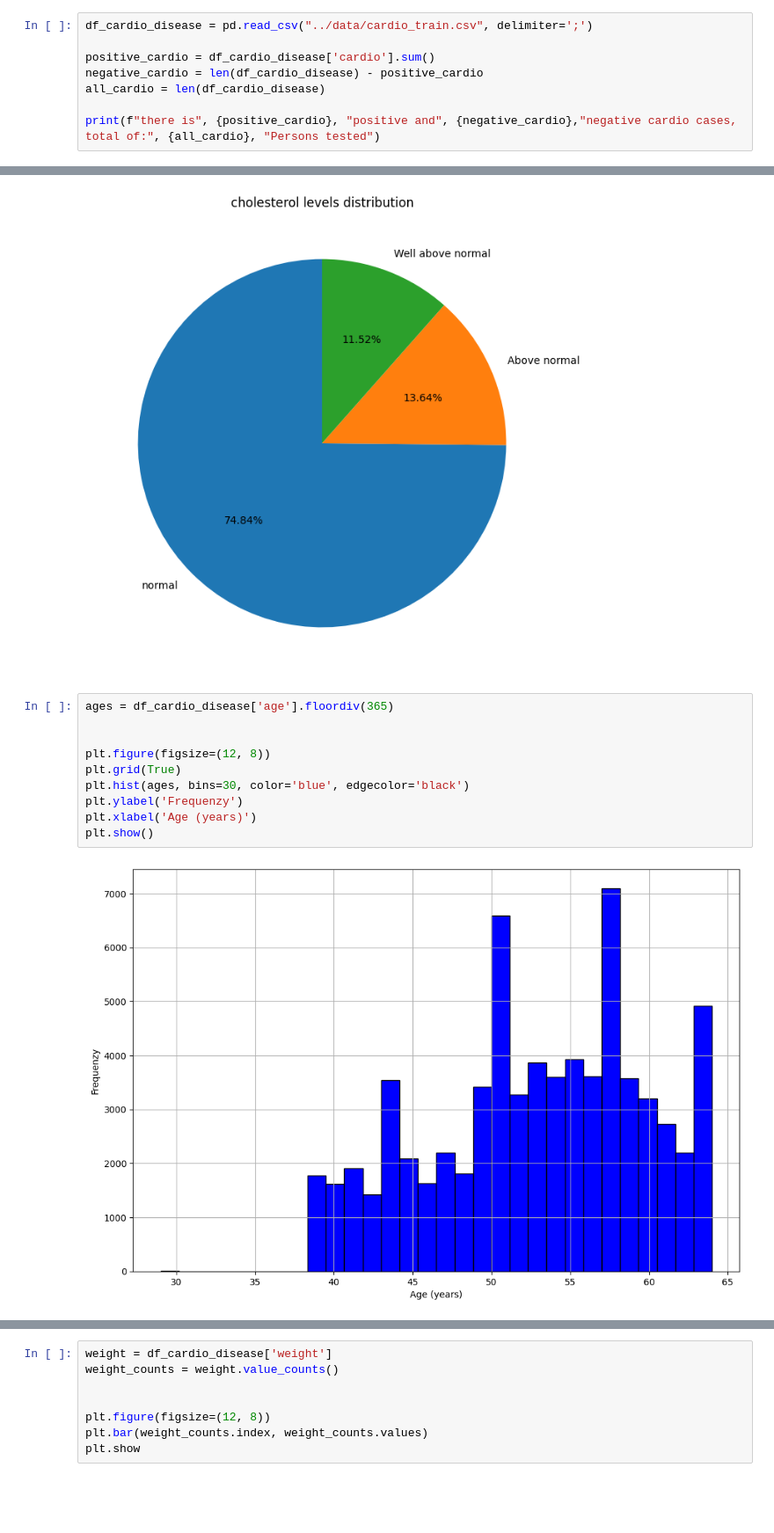
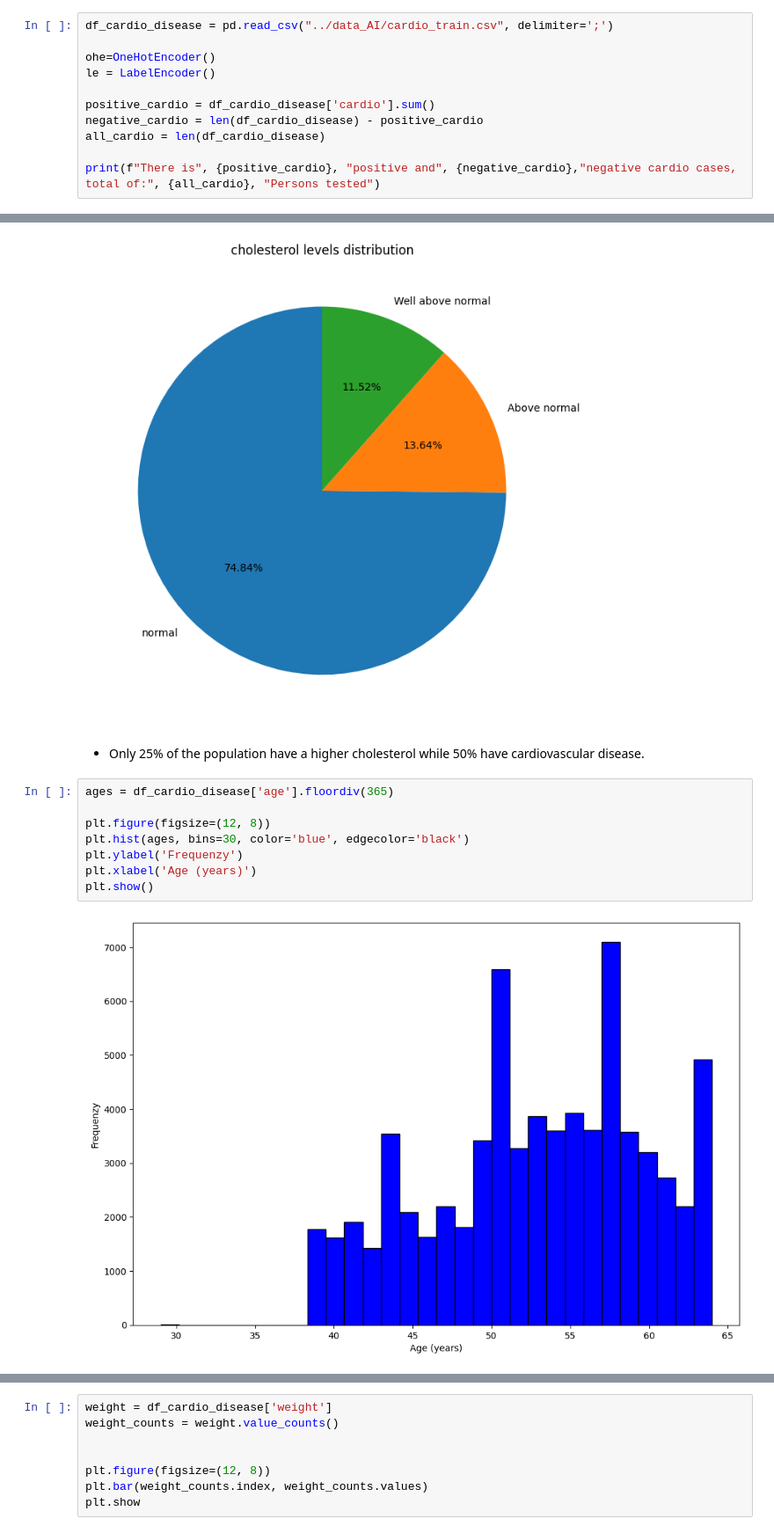
Before and after one commit to Kevinthulin/AI_lab, a Jupyter notebook: Lab2_Disease_prediction.ipynb, the cells around one changed output, grey strips where cells are left out. Shown: that part at 88% size. Saved outputs shown, nothing was run; the diff lists cells and outputs as text; blank space fills up the shorter version.

```diff
--- a/Lab2_Disease_prediction.ipynb
+++ b/Lab2_Disease_prediction.ipynb
@@ -15,9 +20,12 @@ from sklearn.ensemble import RandomForestClassifier, VotingClassifier
 # %%
-df_cardio_disease = pd.read_csv("../data/cardio_train.csv", delimiter=';')
+df_cardio_disease = pd.read_csv("../data_AI/cardio_train.csv", delimiter=';')
+
+ohe=OneHotEncoder()
+le = LabelEncoder()
 
 positive_cardio = df_cardio_disease['cardio'].sum()
 negative_cardio = len(df_cardio_disease) - positive_cardio
 all_cardio = len(df_cardio_disease)
 
-print(f"there is", {positive_cardio}, "positive and", {negative_cardio},"negative cardio cases, total of:", {all_cardio}, "Persons tested")
+print(f"There is", {positive_cardio}, "positive and", {negative_cardio},"negative cardio cases, total of:", {all_cardio}, "Persons tested")
 # %% [output]
@@ -32,15 +40,15 @@ plt.ylabel('')
 plt.show()
 # %% [output]
 [figure]
+# %% [markdown]
+* Only 25% of the population have a higher cholesterol while 50% have cardiovascular disease.
 # %%
 ages = df_cardio_disease['age'].floordiv(365)
 
-
 plt.figure(figsize=(12, 8))
-plt.grid(True)
 plt.hist(ages, bins=30, color='blue', edgecolor='black')
 plt.ylabel('Frequenzy')
 plt.xlabel('Age (years)')
 plt.show()
 # %% [output]
-[figure, old version]
+[figure, new version]
```
Also changed, not shown: parts of 42 cells of this notebook.
